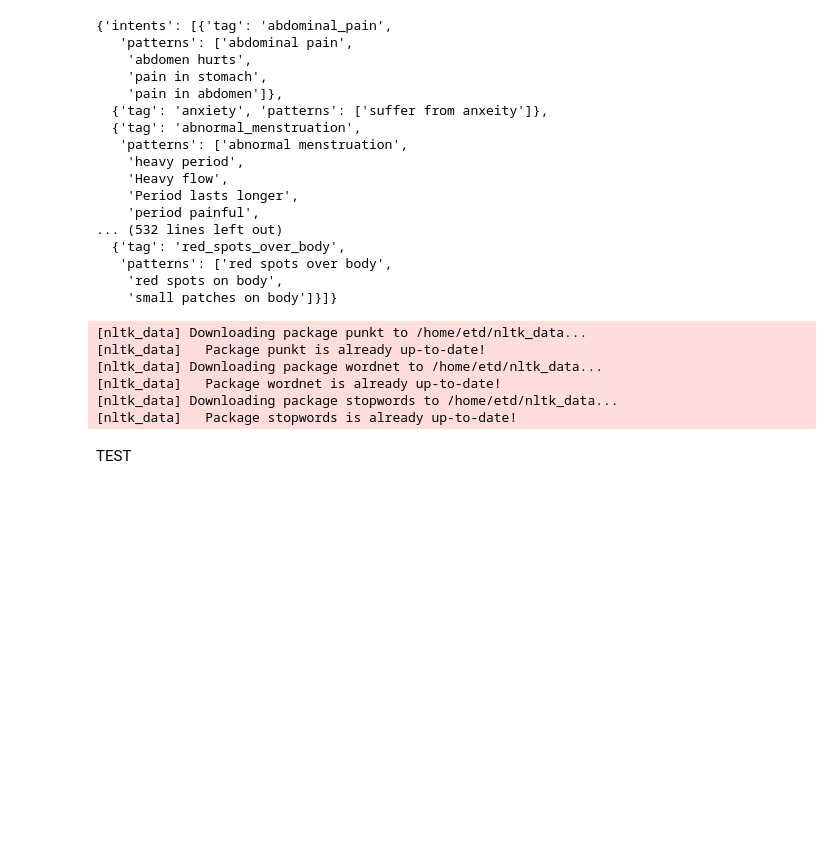
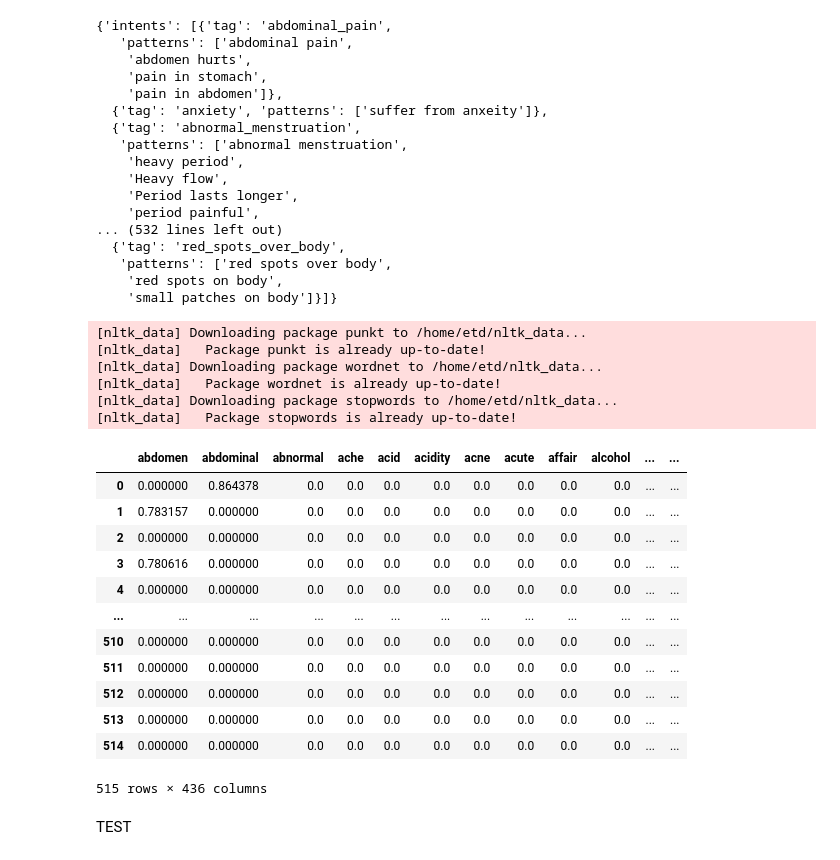
Before and after one commit to zzak00/Disease-Symptom-Prediction-Chatbot, a Jupyter notebook: TFIDF.ipynb, the cells around one changed output. Drawn from its saved outputs; the diff is of its cells as text; code cells hidden in the pictures; blank space fills up the shorter version.

```diff
--- a/TFIDF.ipynb
+++ b/TFIDF.ipynb
@@ -62,6 +62,22 @@ feature_names = vectorizer.get_feature_names()
 dense = vectors.todense()
 denselist = dense.tolist()
 df = pd.DataFrame(denselist, columns=feature_names)
+# %%
+df
+# %% [output]
+|  | abdomen | abdominal | abnormal | ache | acid | acidity | acne | acute | affair | alcohol | ... | ... |
+| 0 | 0.000000 | 0.864378 | 0.0 | 0.0 | 0.0 | 0.0 | 0.0 | 0.0 | 0.0 | 0.0 | ... | ... |
+| 1 | 0.783157 | 0.000000 | 0.0 | 0.0 | 0.0 | 0.0 | 0.0 | 0.0 | 0.0 | 0.0 | ... | ... |
+| 2 | 0.000000 | 0.000000 | 0.0 | 0.0 | 0.0 | 0.0 | 0.0 | 0.0 | 0.0 | 0.0 | ... | ... |
+| 3 | 0.780616 | 0.000000 | 0.0 | 0.0 | 0.0 | 0.0 | 0.0 | 0.0 | 0.0 | 0.0 | ... | ... |
+| 4 | 0.000000 | 0.000000 | 0.0 | 0.0 | 0.0 | 0.0 | 0.0 | 0.0 | 0.0 | 0.0 | ... | ... |
+| ... | ... | ... | ... | ... | ... | ... | ... | ... | ... | ... | ... | ... |
+| 510 | 0.000000 | 0.000000 | 0.0 | 0.0 | 0.0 | 0.0 | 0.0 | 0.0 | 0.0 | 0.0 | ... | ... |
+| 511 | 0.000000 | 0.000000 | 0.0 | 0.0 | 0.0 | 0.0 | 0.0 | 0.0 | 0.0 | 0.0 | ... | ... |
+| 512 | 0.000000 | 0.000000 | 0.0 | 0.0 | 0.0 | 0.0 | 0.0 | 0.0 | 0.0 | 0.0 | ... | ... |
+| 513 | 0.000000 | 0.000000 | 0.0 | 0.0 | 0.0 | 0.0 | 0.0 | 0.0 | 0.0 | 0.0 | ... | ... |
+| 514 | 0.000000 | 0.000000 | 0.0 | 0.0 | 0.0 | 0.0 | 0.0 | 0.0 | 0.0 | 0.0 | ... | ... |
+515 rows × 436 columns
 # %%
 vocab=list(df.columns)
 # %%
```
Also changed, not shown: parts of 1 cell of this notebook, 2 other files.
